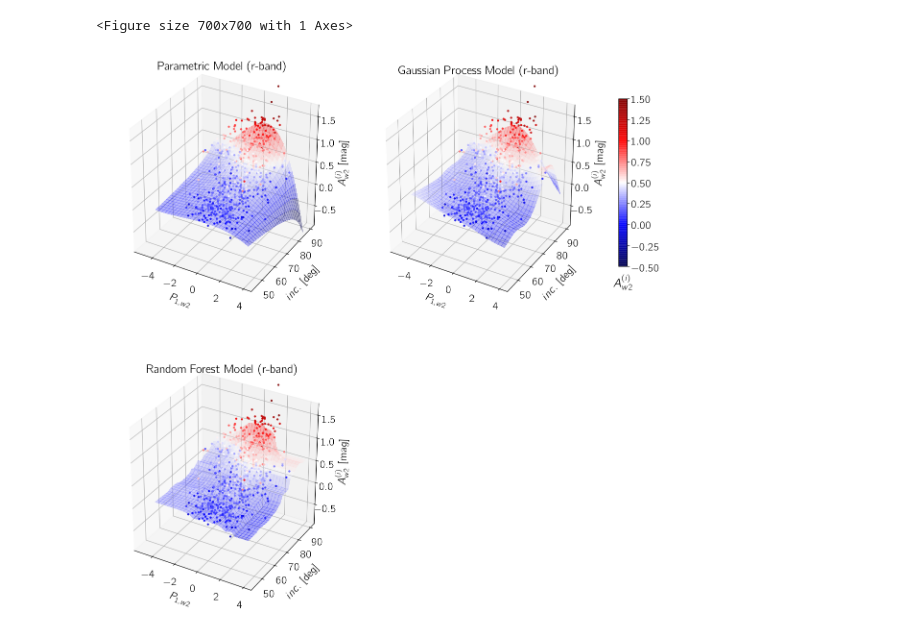
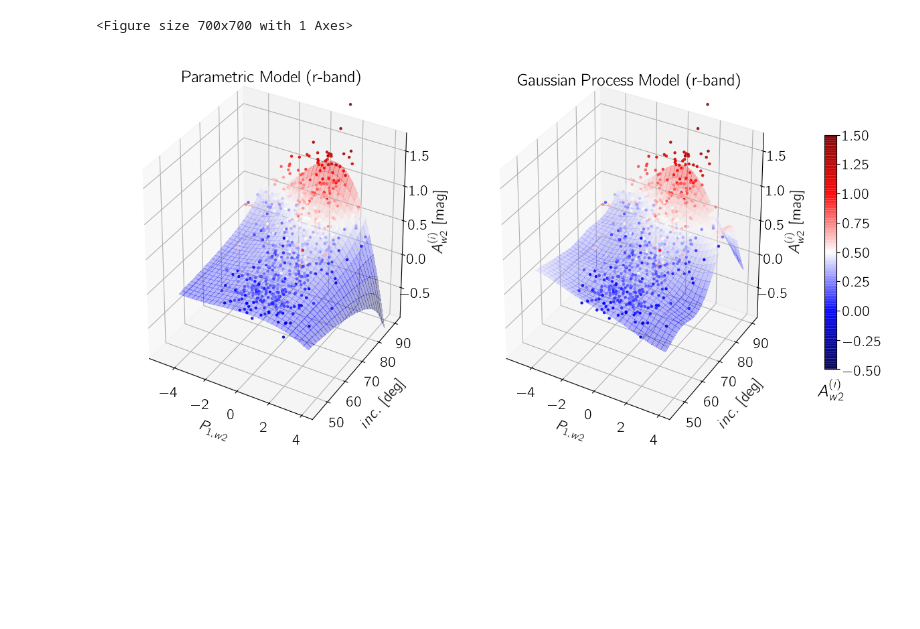
Before and after one commit to ekourkchi/reddening, a Jupyter notebook: Untitled2.ipynb, the cells around one changed output. Cells and saved outputs as stored; diff of their text form; code cells hidden in the pictures; blank space fills up the shorter version.

```diff
--- a/Untitled2.ipynb
+++ b/Untitled2.ipynb
@@ -112,9 +112,9 @@ X_ = np.c_[_pc.ravel(), _inc.ravel()]
 
 _A, var_A = gp.predict(A, X_, return_var=True)
 
-fig = py.figure(figsize=(12, 12), dpi=100)
+fig = py.figure(figsize=(12, 6), dpi=100)
 fig.subplots_adjust(wspace=0.1, top=0.97, bottom=0.02, left=0.01, right=0.92)
-gs = gridspec.GridSpec(2, 3, width_ratios=[1,1,0.05])
+gs = gridspec.GridSpec(1, 3, width_ratios=[1,1,0.05])
 
 colormap = cm.seismic #or any other colormap
 normalize = colors.Normalize(vmin=-0.5, vmax=1.5)
@@ -153,55 +153,55 @@ for tick in ax.zaxis.get_major_ticks():
 ax.set_zlim(-0.9,1.7)
 ax.set_title('Gaussian Process Model ('+band1+'-band)', fontsize=18)
 ax.set_xlabel(r'$P_{1,w2}$', fontsize=16, labelpad=10)
 ax.set_ylabel(r'$inc.$'+' [deg]', fontsize=16, labelpad=10)
 ax.set_zlabel(r'$A^{(i)}_{w2}$'+' [mag]', fontsize=16, labelpad=10)
 
 # ax = fig.add_subplot(1, 2, 1, projection='3d')
 ax2 = plt.subplot(gs[2])
 ax2.set_axis_off()
 ax2.set_xticks([])
 ax2.set_yticks([])
 ax2.xaxis.set_ticks_position('none')
 ax2.yaxis.set_ticks_position('none')
 cbar = fig.colorbar(p, fraction=0.7)
 cbar.ax.tick_params(labelsize=16)
 cbar.ax.set_xlabel(r'$A^{(i)}_{w2}$', fontsize=18, labelpad=15)
 
 
 ################################################################################
 
-from sklearn.ensemble import RandomForestRegressor
-from sklearn.datasets import make_regression
+# from sklearn.ensemble import RandomForestRegressor
+# from sklearn.datasets import make_regression
 
-regr = RandomForestRegressor(max_depth=2000, n_estimators=2000, max_features=2, \
-                             min_samples_leaf=10, bootstrap=True)
-regr.fit(X, y)
+# regr = RandomForestRegressor(max_depth=2000, n_estimators=2000, max_features=2, \
+#                              min_samples_leaf=10, bootstrap=True)
+# regr.fit(X, y)
 
-_pc, _inc = np.linspace(-4,4,30), np.linspace(45,90,30)
-_pc, _inc = np.meshgrid(_pc, _inc)
-X_ = np.c_[_pc.ravel(), _inc.ravel()]
+# _pc, _inc = np.linspace(-4,4,30), np.linspace(45,90,30)
+# _pc, _inc = np.meshgrid(_pc, _inc)
+# X_ = np.c_[_pc.ravel(), _inc.ravel()]
 
-A_  = regr.predict(X_)
+# A_  = regr.predict(X_)
 
-ax = plt.subplot(gs[3], projection='3d')
-ax.plot_surface(_pc, _inc,A_.reshape(_pc.shape), norm=normalize, cmap=colormap, linewidth=0, alpha=0.3, antialiased=False)
-ax.scatter(pc0[0:700],inc[0:700],R[0:700], c=R[0:700], norm=normalize, cmap=colormap, alpha=0.8, marker='.')
-for tick in ax.xaxis.get_major_ticks():
-            tick.label.set_fontsize(16)
-for tick in ax.yaxis.get_major_ticks():
-            tick.label.set_fontsize(16)
-for tick in ax.zaxis.get_major_ticks():
-            tick.label.set_fontsize(16)
-ax.set_zlim(-0.9,1.7)
-ax.set_title('Random Forest Model ('+band1+'-band)', fontsize=18)
-ax.set_xlabel(r'$P_{1,w2}$', fontsize=16, labelpad=10)
-ax.set_ylabel(r'$inc.$'+' [deg]', fontsize=16, labelpad=10)
-ax.set_zlabel(r'$A^{(i)}_{w2}$'+' [mag]', fontsize=16, labelpad=10)
+# ax = plt.subplot(gs[3], projection='3d')
+# ax.plot_surface(_pc, _inc,A_.reshape(_pc.shape), norm=normalize, cmap=colormap, linewidth=0, alpha=0.3, antialiased=False)
+# ax.scatter(pc0[0:700],inc[0:700],R[0:700], c=R[0:700], norm=normalize, cmap=colormap, alpha=0.8, marker='.')
+# for tick in ax.xaxis.get_major_ticks():
+#             tick.label.set_fontsize(16)
+# for tick in ax.yaxis.get_major_ticks():
+#             tick.label.set_fontsize(16)
+# for tick in ax.zaxis.get_major_ticks():
+#             tick.label.set_fontsize(16)
+# ax.set_zlim(-0.9,1.7)
+# ax.set_title('Random Forest Model ('+band1+'-band)', fontsize=18)
+# ax.set_xlabel(r'$P_{1,w2}$', fontsize=16, labelpad=10)
+# ax.set_ylabel(r'$inc.$'+' [deg]', fontsize=16, labelpad=10)
+# ax.set_zlabel(r'$A^{(i)}_{w2}$'+' [mag]', fontsize=16, labelpad=10)
 
 ################################################################################
 
 
 fig.savefig("Param_GP_"+band1+"w2.png")
-fig.savefig("Param_GP_"+band1+"w2.eps")
+# fig.savefig("Param_GP_RFـ"+band1+"w2.eps")
 # %% [output]
-[figure, old version]
+[figure, new version]
```
Also changed, not shown: parts of 2 cells of this notebook, 8 other files.
